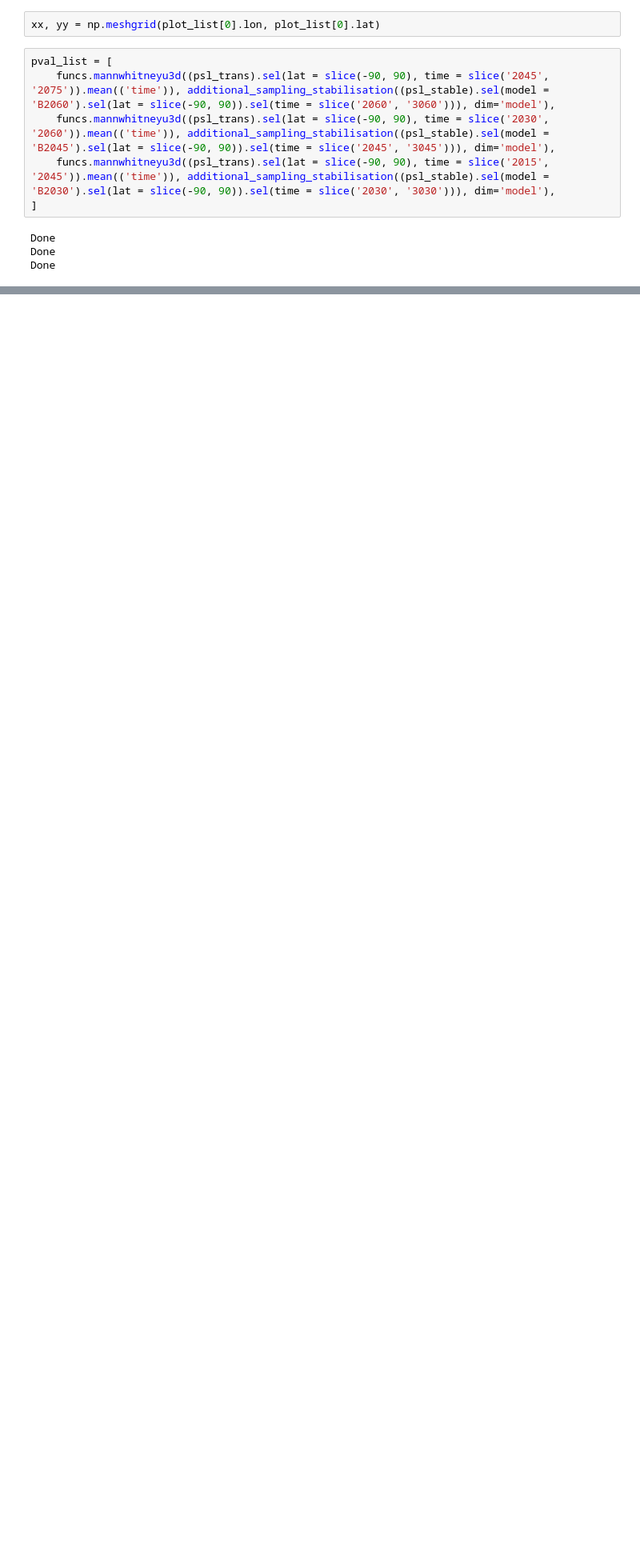
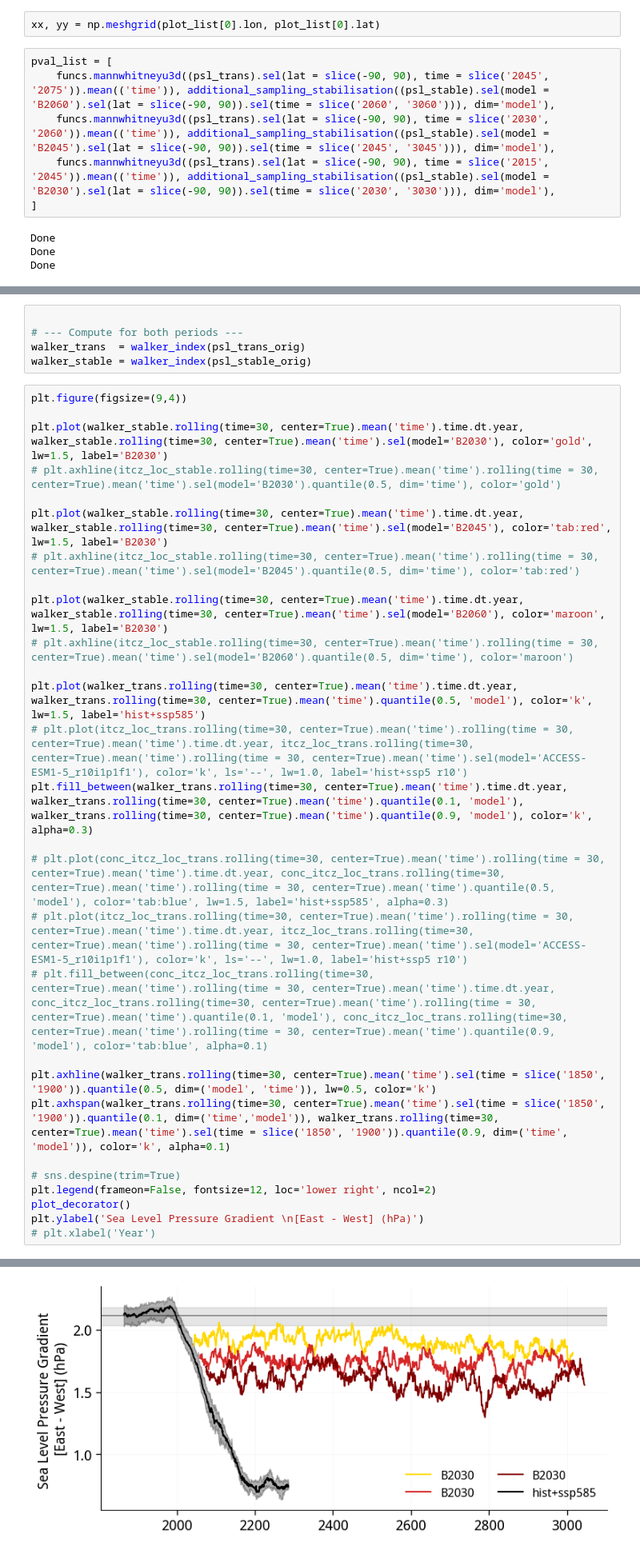
Before and after one commit to adisen99/net_zero_enso_pacific_changes, a Jupyter notebook: 03c_access_nz_mslp_changes.ipynb, the cells around one changed output, grey strips where cells are left out. Shown at 80% size. Saved outputs shown, nothing was run; the diff lists cells and outputs as text; blank space fills up the shorter version.

```diff
--- a/03c_access_nz_mslp_changes.ipynb
+++ b/03c_access_nz_mslp_changes.ipynb
@@ -400,0 +430,34 @@ plot_maps(xx, yy, np.array(stable_plot_list) - np.array(plot_list), ['']*3, ['']
+# %%
+
+# --- Compute for both periods ---
+walker_trans  = walker_index(psl_trans_orig)
+walker_stable = walker_index(psl_stable_orig)
+# %%
+plt.figure(figsize=(9,4))
+
+plt.plot(walker_stable.rolling(time=30, center=True).mean('time').time.dt.year, walker_stable.rolling(time=30, center=True).mean('time').sel(model='B2030'), color='gold', lw=1.5, label='B2030')
+# plt.axhline(itcz_loc_stable.rolling(time=30, center=True).mean('time').rolling(time = 30, center=True).mean('time').sel(model='B2030').quantile(0.5, dim='time'), color='gold')
+
+plt.plot(walker_stable.rolling(time=30, center=True).mean('time').time.dt.year, walker_stable.rolling(time=30, center=True).mean('time').sel(model='B2045'), color='tab:red', lw=1.5, label='B2030')
+# plt.axhline(itcz_loc_stable.rolling(time=30, center=True).mean('time').rolling(time = 30, center=True).mean('time').sel(model='B2045').quantile(0.5, dim='time'), color='tab:red')
+
+plt.plot(walker_stable.rolling(time=30, center=True).mean('time').time.dt.year, walker_stable.rolling(time=30, center=True).mean('time').sel(model='B2060'), color='maroon', lw=1.5, label='B2030')
+# plt.axhline(itcz_loc_stable.rolling(time=30, center=True).mean('time').rolling(time = 30, center=True).mean('time').sel(model='B2060').quantile(0.5, dim='time'), color='maroon')
+
+plt.plot(walker_trans.rolling(time=30, center=True).mean('time').time.dt.year, walker_trans.rolling(time=30, center=True).mean('time').quantile(0.5, 'model'), color='k', lw=1.5, label='hist+ssp585')
+# plt.plot(itcz_loc_trans.rolling(time=30, center=True).mean('time').rolling(time = 30, center=True).mean('time').time.dt.year, itcz_loc_trans.rolling(time=30, center=True).mean('time').rolling(time = 30, center=True).mean('time').sel(model='ACCESS-ESM1-5_r10i1p1f1'), color='k', ls='--', lw=1.0, label='hist+ssp5 r10')
+plt.fill_between(walker_trans.rolling(time=30, center=True).mean('time').time.dt.year, walker_trans.rolling(time=30, center=True).mean('time').quantile(0.1, 'model'), walker_trans.rolling(time=30, center=True).mean('time').quantile(0.9, 'model'), color='k', alpha=0.3)
+
+# plt.plot(conc_itcz_loc_trans.rolling(time=30, center=True).mean('time').rolling(time = 30, center=True).mean('time').time.dt.year, conc_itcz_loc_trans.rolling(time=30, center=True).mean('time').rolling(time = 30, center=True).mean('time').quantile(0.5, 'model'), color='tab:blue', lw=1.5, label='hist+ssp585', alpha=0.3)
+# plt.plot(itcz_loc_trans.rolling(time=30, center=True).mean('time').rolling(time = 30, center=True).mean('time').time.dt.year, itcz_loc_trans.rolling(time=30, center=True).mean('time').rolling(time = 30, center=True).mean('time').sel(model='ACCESS-ESM1-5_r10i1p1f1'), color='k', ls='--', lw=1.0, label='hist+ssp5 r10')
+# plt.fill_between(conc_itcz_loc_trans.rolling(time=30, center=True).mean('time').rolling(time = 30, center=True).mean('time').time.dt.year, conc_itcz_loc_trans.rolling(time=30, center=True).mean('time').rolling(time = 30, center=True).mean('time').quantile(0.1, 'model'), conc_itcz_loc_trans.rolling(time=30, center=True).mean('time').rolling(time = 30, center=True).mean('time').quantile(0.9, 'model'), color='tab:blue', alpha=0.1)
+
+plt.axhline(walker_trans.rolling(time=30, center=True).mean('time').sel(time = slice('1850', '1900')).quantile(0.5, dim=('model', 'time')), lw=0.5, color='k')
+plt.axhspan(walker_trans.rolling(time=30, center=True).mean('time').sel(time = slice('1850', '1900')).quantile(0.1, dim=('time','model')), walker_trans.rolling(time=30, center=True).mean('time').sel(time = slice('1850', '1900')).quantile(0.9, dim=('time', 'model')), color='k', alpha=0.1)
+
+# sns.despine(trim=True)
+plt.legend(frameon=False, fontsize=12, loc='lower right', ncol=2)
+plot_decorator()
+plt.ylabel('Sea Level Pressure Gradient \n[East - West] (hPa)')
+# plt.xlabel('Year')
+# %% [output]
@@ -400,0 +465 @@ plot_maps(xx, yy, np.array(stable_plot_list) - np.array(plot_list), ['']*3, ['']
+[figure, added]
```
Also changed, not shown: parts of 2 cells of this notebook.
